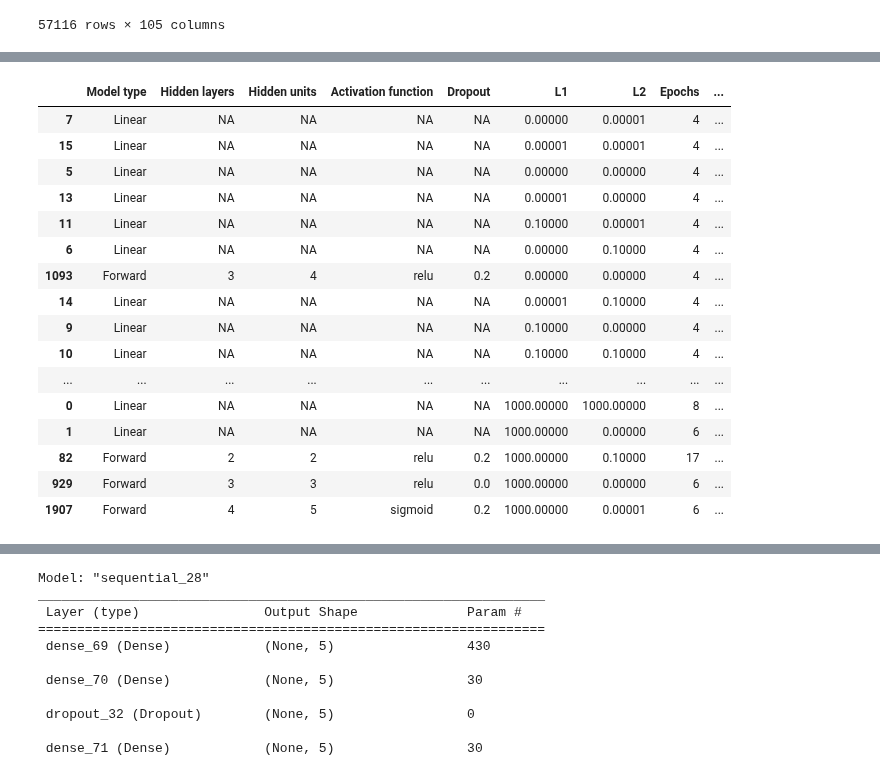
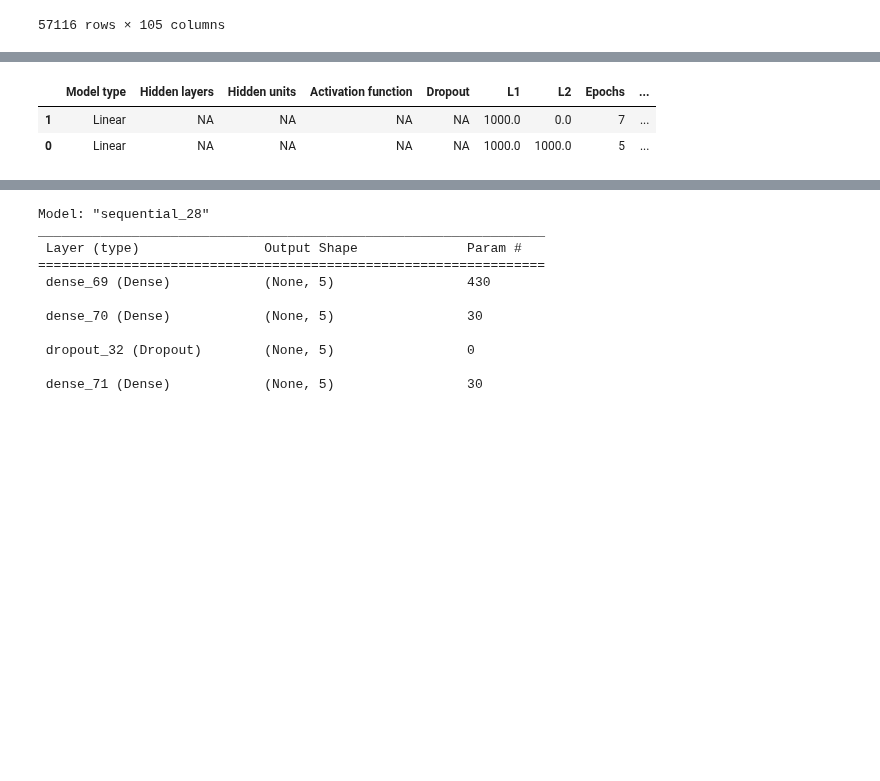
Before and after one commit to rrobberobin/MLStockForecasting, a Jupyter notebook: RobinThesisTensorflow.ipynb, the cells around one changed output, grey strips where cells are left out. Drawn from its saved outputs; the diff is of its cells as text; code cells hidden in the pictures; blank space fills up the shorter version.

```diff
--- a/RobinThesisTensorflow.ipynb
+++ b/RobinThesisTensorflow.ipynb
@@ -278,7 +278,7 @@ from tensorflow.keras.metrics import categorical_crossentropy
 def NNfunction(modelType, layers, hidUnits, actvFunc, dropout, L1, L2):
 
     callback = tf.keras.callbacks.EarlyStopping(
-        monitor='val_loss', patience=3, verbose=1, restore_best_weights=True) #Can this be taken out from the loop? => Less computing
+        monitor='val_loss', patience=20, verbose=1, restore_best_weights=True) #Can this be taken out from the loop? => Less computing
 
     #tensorboard_callback = tf.keras.callbacks.TensorBoard(log_dir="./logs")
     #callback = tf.keras.callbacks.BackupAndRestore(backup_dir="/tmp/backup")
@@ -330,7 +330,7 @@ def NNfunction(modelType, layers, hidUnits, actvFunc, dropout, L1, L2):
 
 
     history = model.fit(x=xWinTrain, y=yTrain,
-              batch_size=32, epochs=100,
+              batch_size=32, epochs=300,
               callbacks= [callback], verbose=2, validation_data = (xWinVal, yVal))
 
     loss_and_metrics = model.evaluate(xWinVal, yVal, batch_size=32)
@@ -414,7 +414,7 @@ linearGrid = pd.DataFrame(itertools.product(
 #Random grid search
 #import random
 #random.seed(2302)
-randomNNGrid = NNGrid.sample(n=16)
+randomNNGrid = NNGrid.sample(n=160)
 
 HPGrid = pd.concat([linearGrid, randomNNGrid])
 
@@ -429,7 +429,7 @@ pd.options.mode.chained_assignment = None
 #validationSize = 2 #length(validXPools)
 #HPsize = len(hyperParams.index)
 HPsize = np.shape(HPGrid)[0]
-HPsize = 2   #176 models took 40 min
+#HPsize = 2   #176 models took 40 min
 
 for n in range(0, HPsize):
   print("\n")
@@ -502,20 +502,6 @@ Epoch 7: early stopping
 |  | Model type | Hidden layers | Hidden units | Activation function | Dropout | L1 | L2 | Epochs | ... |
-| 7 | Linear | NA | NA | NA | NA | 0.00000 | 0.00001 | 4 | ... |
-| 15 | Linear | NA | NA | NA | NA | 0.00001 | 0.00001 | 4 | ... |
-| 5 | Linear | NA | NA | NA | NA | 0.00000 | 0.00000 | 4 | ... |
-| 13 | Linear | NA | NA | NA | NA | 0.00001 | 0.00000 | 4 | ... |
-| 11 | Linear | NA | NA | NA | NA | 0.10000 | 0.00001 | 4 | ... |
-| 6 | Linear | NA | NA | NA | NA | 0.00000 | 0.10000 | 4 | ... |
-| 1093 | Forward | 3 | 4 | relu | 0.2 | 0.00000 | 0.00000 | 4 | ... |
-| 14 | Linear | NA | NA | NA | NA | 0.00001 | 0.10000 | 4 | ... |
-| 9 | Linear | NA | NA | NA | NA | 0.10000 | 0.00000 | 4 | ... |
-| 10 | Linear | NA | NA | NA | NA | 0.10000 | 0.10000 | 4 | ... |
-| ... | ... | ... | ... | ... | ... | ... | ... | ... | ... |
-| 0 | Linear | NA | NA | NA | NA | 1000.00000 | 1000.00000 | 8 | ... |
-| 1 | Linear | NA | NA | NA | NA | 1000.00000 | 0.00000 | 6 | ... |
-| 82 | Forward | 2 | 2 | relu | 0.2 | 1000.00000 | 0.10000 | 17 | ... |
-| 929 | Forward | 3 | 3 | relu | 0.0 | 1000.00000 | 0.00000 | 6 | ... |
-| 1907 | Forward | 4 | 5 | sigmoid | 0.2 | 1000.00000 | 0.00001 | 6 | ... |
+| 1 | Linear | NA | NA | NA | NA | 1000.0 | 0.0 | 7 | ... |
+| 0 | Linear | NA | NA | NA | NA | 1000.0 | 1000.0 | 5 | ... |
 # %%
 formattedMSEMatrix = finalResults.sort_values(by=["MSE"], axis = 0)
 formattedMSEMatrix
```
Also changed, not shown: parts of 9 cells of this notebook.
